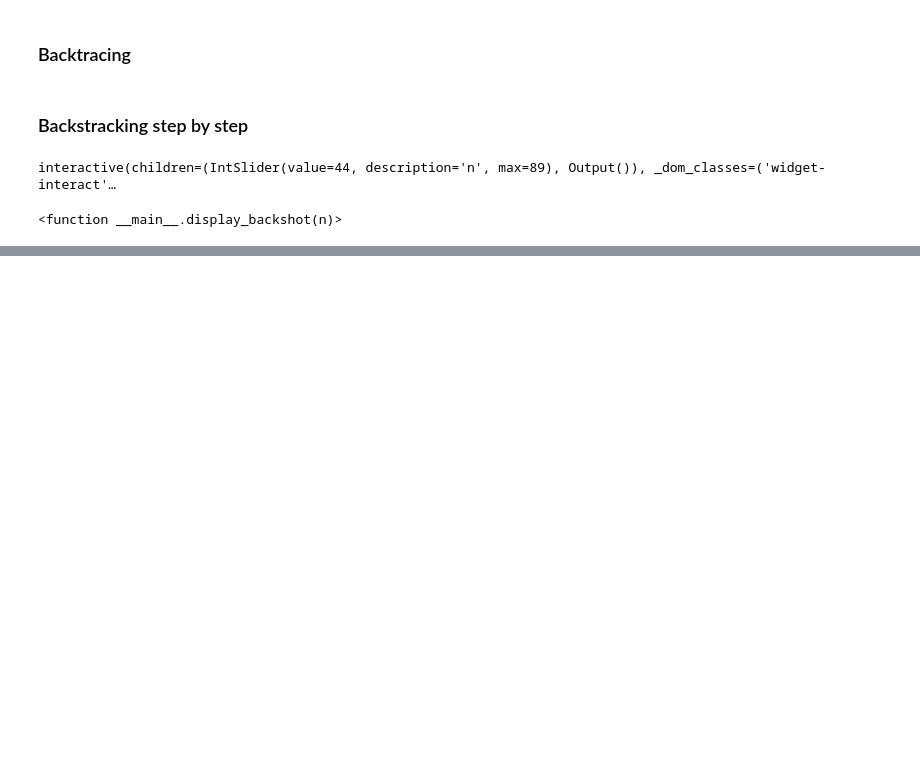
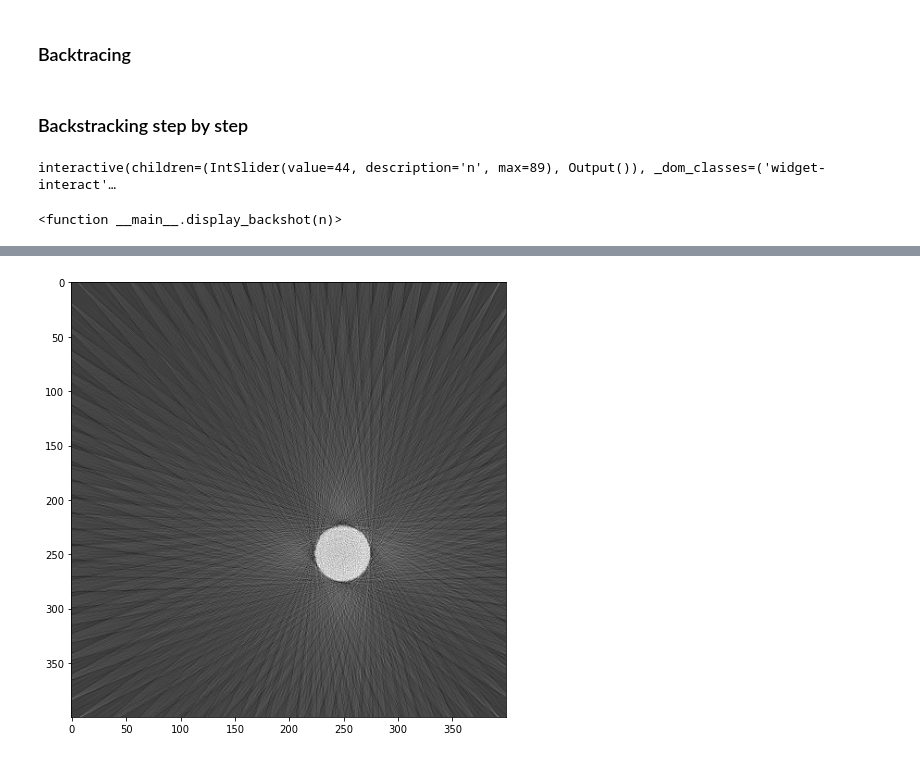
Before and after one commit to Drske/CT-Scanner_Simulation, a Jupyter notebook: main.ipynb, the cells around one changed output, grey strips where cells are left out. Drawn from its saved outputs; the diff is of its cells as text; code cells hidden in the pictures; blank space fills up the shorter version.

Commit message:
Added some initial DICOM file testing

```diff
--- a/main.ipynb
+++ b/main.ipynb
@@ -204,0 +210,79 @@ interactive(children=(IntSlider(value=44, description='n', max=89), Output()), _
+# %%
+import pydicom
+from pydicom.dataset import Dataset, FileDataset
+from pydicom.uid import ExplicitVRLittleEndian
+import pydicom._storage_sopclass_uids
+
+# https://stackoverflow.com/questions/14350675/create-pydicom-file-from-numpy-array
+# https://pydicom.github.io/pydicom/dev/auto_examples/input_output/plot_write_dicom.html#sphx-glr-auto-examples-input-output-plot-write-dicom-py
+
+img = backshots[-1].astype(np.uint16)
+
+#meta information
+file_meta = pydicom.Dataset()
+file_meta.MediaStorageSOPClassUID = pydicom._storage_sopclass_uids.MRImageStorage
+file_meta.MediaStorageSOPInstanceUID = pydicom.uid.generate_uid()
+file_meta.TransferSyntaxUID = pydicom.uid.ExplicitVRLittleEndian
+
+#create datase
+ds = Dataset()
+ds.file_meta = file_meta
+ds.is_little_endian = True
+ds.is_implicit_VR = False
+ds.SOPClassUID = pydicom._storage_sopclass_uids.MRImageStorage
+
+#Required DICOM Tags (https://www.pclviewer.com/help/required_dicom_tags.htm)
+#Study date 0008 0020
+ds.add_new([0x0008, 0x0020], 'DA', '20030903')
+#Study time 0008 0030
+ds.add_new([0x0008, 0x0030], 'TM', '153014')
+#Patient's ID 0010 0020
+ds.PatientID = '123'
+#Study ID 0020 0010
+ds.add_new([0x0020, 0x0010], 'SH', '123')
+#Series number 0020 0011
+ds.add_new([0x0020, 0x0011], 'IS', '123')
+#Accession Number 0008 0050
+ds.add_new([0x0008, 0x0050], 'SH', '123')
+#Referring Physician's Name 0008 0090
+ds.add_new([0x0008, 0x0090], 'PN', 'Kaczmarek Fredrych')
+#Patient's name 0010 0010
+ds.PatientName = "Jan Kowalski"
+#Patient's date of birth 0010 0030
+ds.add_new([0x0010, 0x0030], 'DA', '20000903')
+#Patient's sex 0010 0040
+ds.add_new([0x0010, 0x0040], 'CS', 'male')
+#Patient orientation 0020 0020
+ds.add_new([0x0020, 0x0020], 'CS', 'heterosexual')
+
+ds.SeriesInstanceUID = pydicom.uid.generate_uid()
+ds.StudyInstanceUID = pydicom.uid.generate_uid()
+ds.FrameOfReferenceUID = pydicom.uid.generate_uid()
+ds.BitsStored = 16
+ds.BitsAllocated = 16
+ds.SamplesPerPixel = 1
+ds.HighBit = 15
+ds.ImagesInAcquisition = "1"
+ds.Rows = img.shape[0]
+ds.Columns = img.shape[1]
+ds.InstanceNumber = 1
+ds.ImagePositionPatient = r"0\0\1"
+ds.ImageOrientationPatient = r"1\0\0\0\-1\0"
+ds.ImageType = r"ORIGINAL\PRIMARY\AXIAL"
+ds.RescaleIntercept = "0"
+ds.RescaleSlope = "1"
+ds.PixelSpacing = r"1\1"
+ds.PhotometricInterpretation = "MONOCHROME2"
+ds.PixelRepresentation = 1
+pydicom.dataset.validate_file_meta(ds.file_meta, enforce_standard=True)
+ds.PixelData = img.tobytes()
+
+#saving file
+ds.save_as("result.dcm", write_like_original=False)
+
+#print information
+print(ds)
+
+#show image
+plt.imshow(ds.pixel_array, cmap = 'gray')
+# %% [output]
@@ -204,0 +307 @@ interactive(children=(IntSlider(value=44, description='n', max=89), Output()), _
+[figure, added]
```
Also changed, not shown: parts of 3 cells of this notebook, 1 other file.
